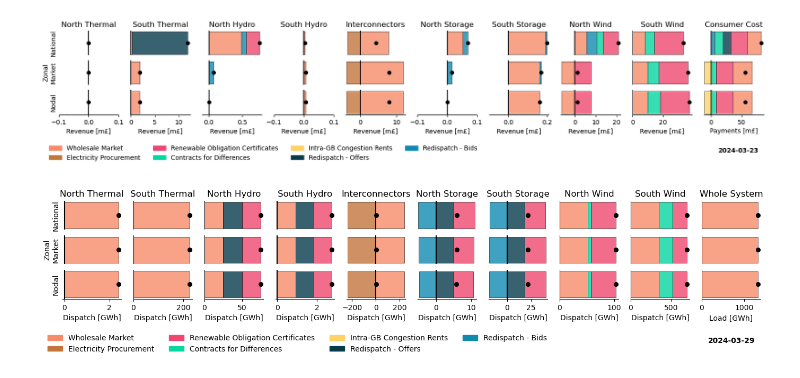
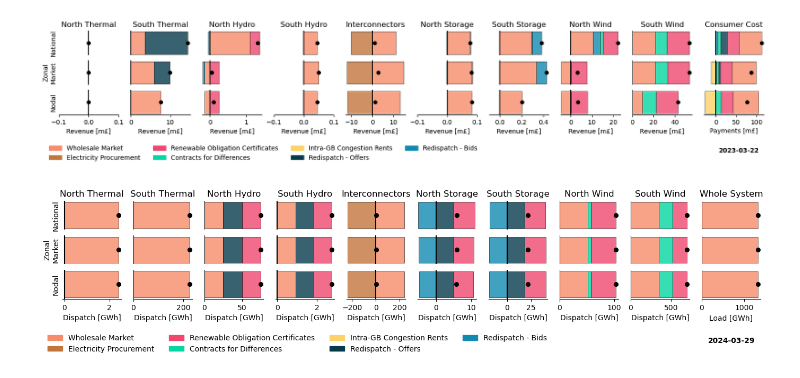
Before and after one commit to LukasFrankenQ/GBPower, a Jupyter notebook: notebooks/plot_revenues.ipynb, the cells around one changed output. Saved outputs shown, nothing was run; the diff lists cells and outputs as text; code cells hidden in the pictures.

```diff
--- a/notebooks/plot_revenues.ipynb
+++ b/notebooks/plot_revenues.ipynb
@@ -107,7 +107,7 @@ def plot_stacked_bar(ax, data, color_mapping, bar_kwargs=None, scatter_kwargs=No
 # Main plotting code
 # =============================================================================
 
-date = '2024-03-23'
+date = '2023-03-22'
 # date = '2024-12-02'
 # date = 'total'  # if date is 'total' this plots cumulative revenues for the whole 3-year period
 
@@ -246,34 +246,34 @@ axs[2, -1].text(
     fontsize=10,
     ha='right',
 )
 
 for ax in axs[2, :-1]:
     ax.set_xlabel('Revenue [m£]' if date != 'total' else 'Revenue [bn£]')
 
 axs[-1, -1].set_xlabel('Payments [m£]' if date != 'total' else 'Payments [bn£]')
 axs[0, -1].set_title('Consumer Cost')
 
 # Create legend handles and labels.
 handles, labels = [], []
 for name, nice_name in nice_names.items():
     handles.append(plt.Rectangle((0, 0), 1, 1, color=color_dict[name]))
     labels.append(nice_name)
 
 axs[2, 0].legend(
     handles,
     labels,
     bbox_to_anchor=(7.1, -1.),
     frameon=False,
     ncol=4
 )
 
 for ax, label in zip(axs[:, 0], ['National', 'Zonal\nMarket', 'Nodal']):
     ax.set_ylabel(label)
 
 plt.savefig('agg_revenues_{}.pdf'.format(date), bbox_inches='tight')
 plt.show()
 # %% [output]
-[figure, old version]
+[figure, new version]
 # %%
 # =============================================================================
 # Main plotting code (plotting dispatch per generator group)
```
Also changed, not shown: parts of 1 cell of this notebook, 5 other files.
